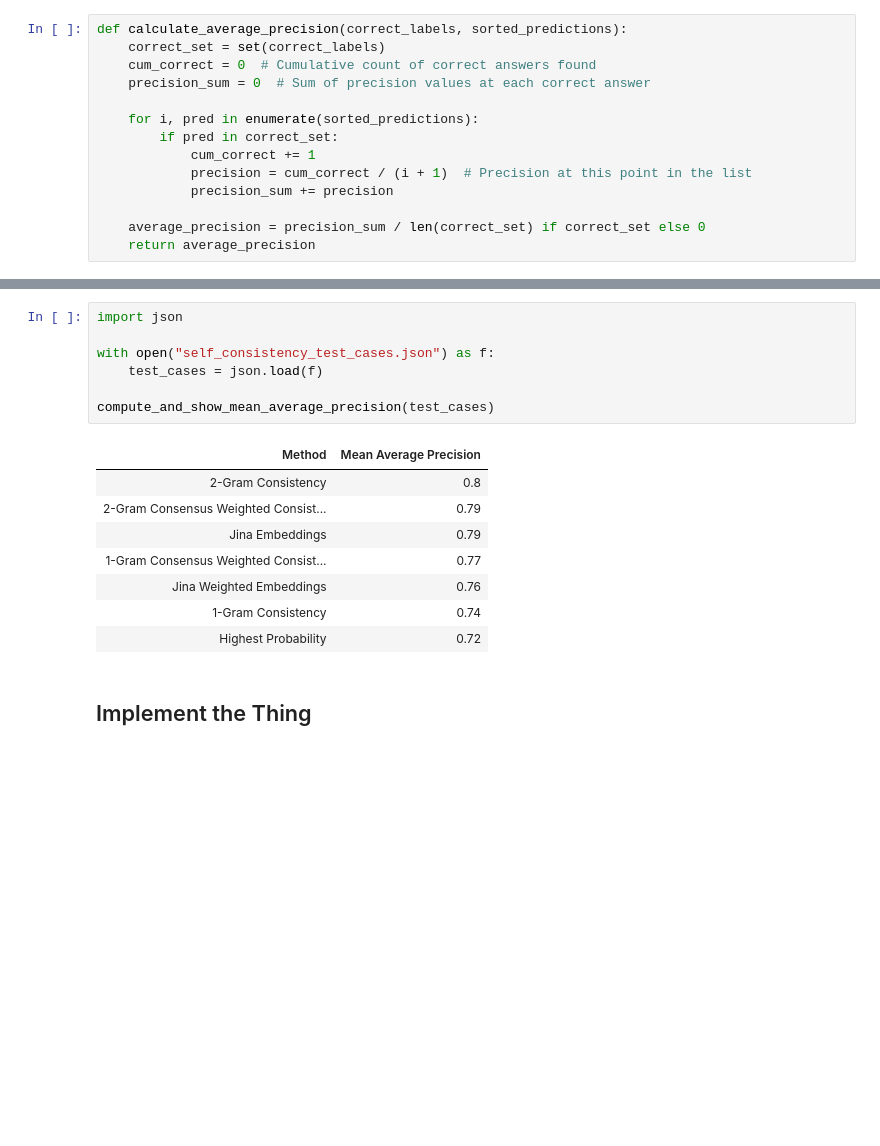
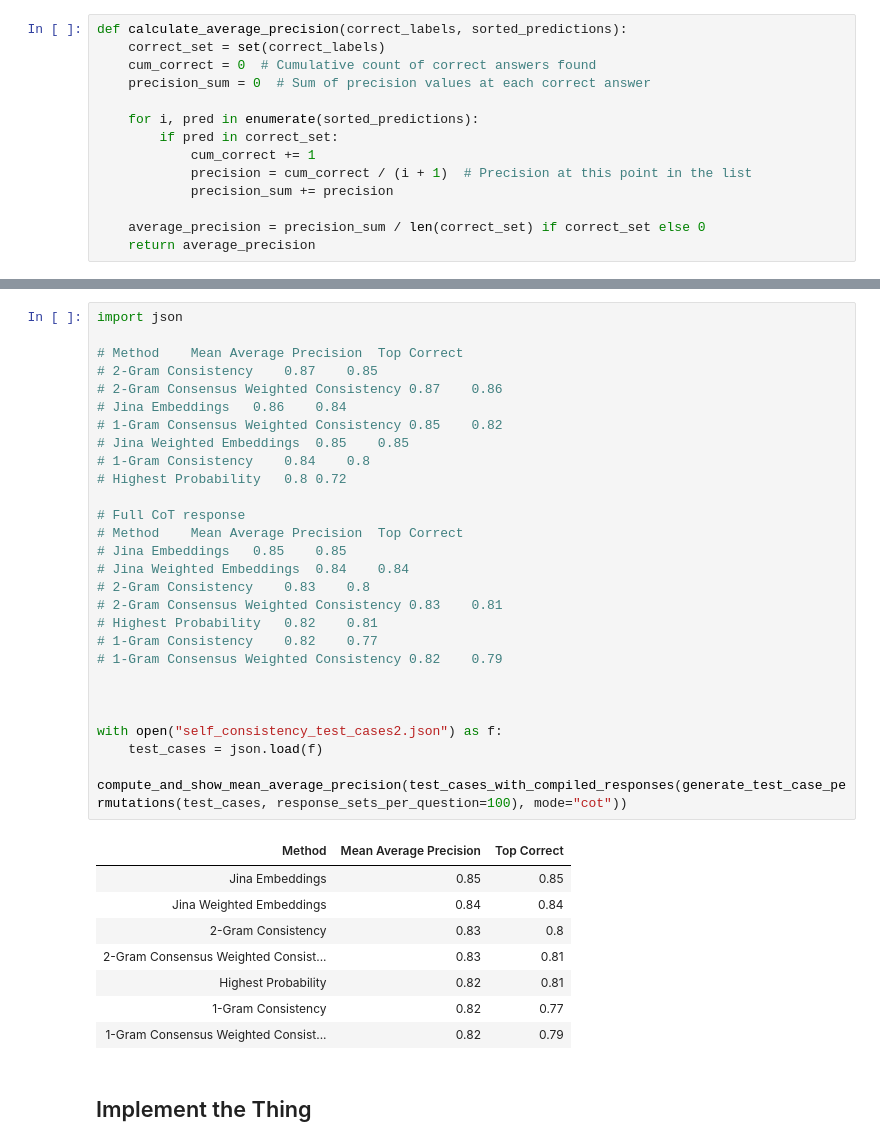
Before and after one commit to johntrimble/meeplemate, a Jupyter notebook: code/self_consistency_rank.ipynb, the cells around one changed output, grey strips where cells are left out. Cells and saved outputs as stored; diff of their text form; blank space fills up the shorter version.

```diff
--- a/code/self_consistency_rank.ipynb
+++ b/code/self_consistency_rank.ipynb
@@ -667,19 +738,40 @@ compute_and_show_mean_average_precision([example])
-# %%
-import json
-
-with open("self_consistency_test_cases.json") as f:
-    test_cases = json.load(f)
-
-compute_and_show_mean_average_precision(test_cases)
-# %% [output]
-| Method | Mean Average Precision |
-| 2-Gram Consistency | 0.8 |
-| 2-Gram Consensus Weighted Consist... | 0.79 |
-| Jina Embeddings | 0.79 |
-| 1-Gram Consensus Weighted Consist... | 0.77 |
-| Jina Weighted Embeddings | 0.76 |
-| 1-Gram Consistency | 0.74 |
-| Highest Probability | 0.72 |
+# %%
+import json
+
+# Method	Mean Average Precision	Top Correct
+# 2-Gram Consistency	0.87	0.85
+# 2-Gram Consensus Weighted Consistency	0.87	0.86
+# Jina Embeddings	0.86	0.84
+# 1-Gram Consensus Weighted Consistency	0.85	0.82
+# Jina Weighted Embeddings	0.85	0.85
+# 1-Gram Consistency	0.84	0.8
+# Highest Probability	0.8	0.72
+
+# Full CoT response
+# Method	Mean Average Precision	Top Correct
+# Jina Embeddings	0.85	0.85
+# Jina Weighted Embeddings	0.84	0.84
+# 2-Gram Consistency	0.83	0.8
+# 2-Gram Consensus Weighted Consistency	0.83	0.81
+# Highest Probability	0.82	0.81
+# 1-Gram Consistency	0.82	0.77
+# 1-Gram Consensus Weighted Consistency	0.82	0.79
+
+
+
+with open("self_consistency_test_cases2.json") as f:
+    test_cases = json.load(f)
+
+compute_and_show_mean_average_precision(test_cases_with_compiled_responses(generate_test_case_permutations(test_cases, response_sets_per_question=100), mode="cot"))
+# %% [output]
+| Method | Mean Average Precision | Top Correct |
+| Jina Embeddings | 0.85 | 0.85 |
+| Jina Weighted Embeddings | 0.84 | 0.84 |
+| 2-Gram Consistency | 0.83 | 0.8 |
+| 2-Gram Consensus Weighted Consist... | 0.83 | 0.81 |
+| Highest Probability | 0.82 | 0.81 |
+| 1-Gram Consistency | 0.82 | 0.77 |
+| 1-Gram Consensus Weighted Consist... | 0.82 | 0.79 |
 # %% [markdown]
 ## Implement the Thing
 # %%
```
Also changed, not shown: parts of 19 cells of this notebook.
